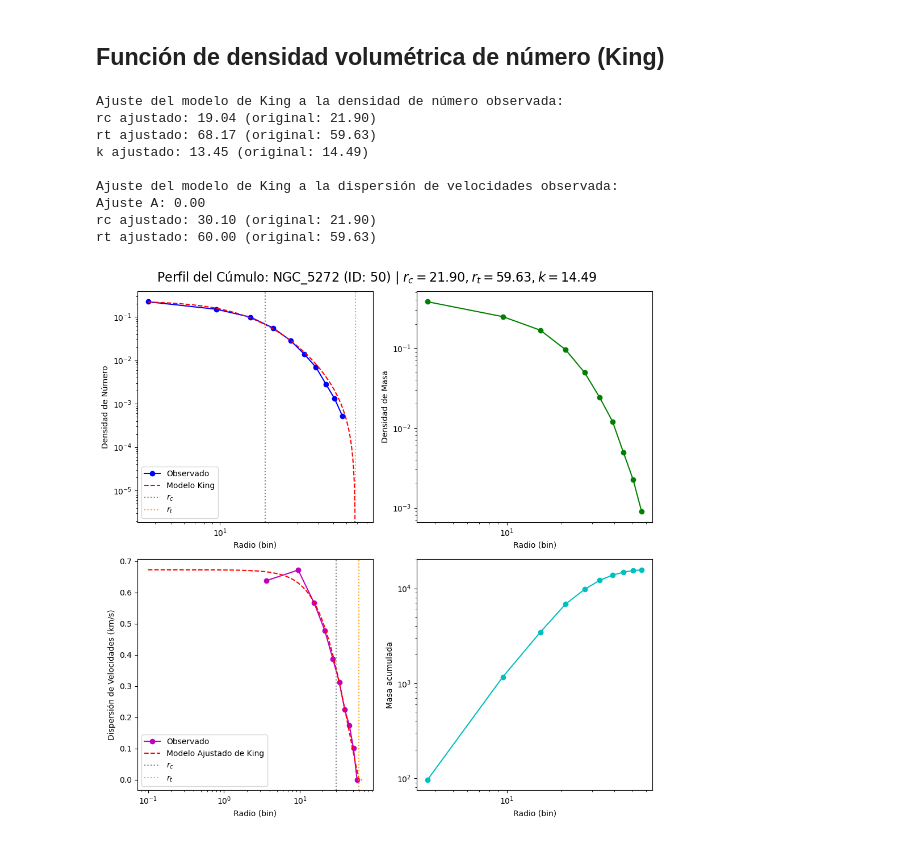
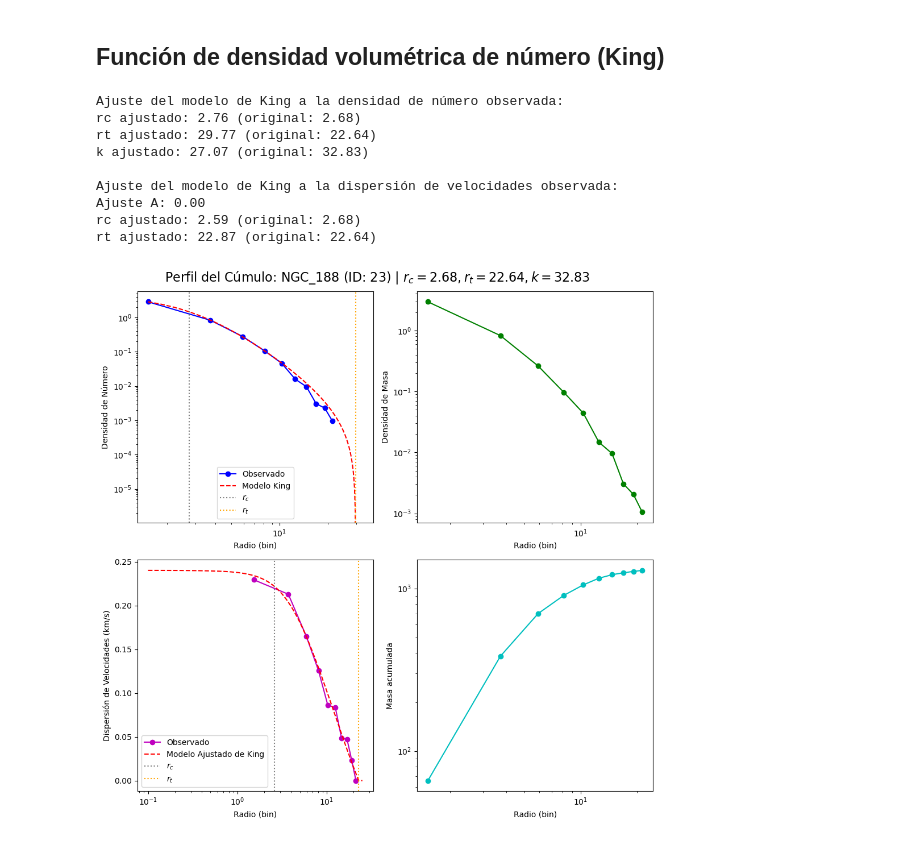
Before and after one commit to bejacore/calculos-tesis, a Jupyter notebook: notebooks/10-observar-perfiles-radiales.ipynb, the cells around one changed output. Drawn from its saved outputs; the diff is of its cells as text; code cells hidden in the pictures.

```diff
--- a/notebooks/10-observar-perfiles-radiales.ipynb
+++ b/notebooks/10-observar-perfiles-radiales.ipynb
@@ -86,7 +86,7 @@ def modelo_sigma2(r_bins, A, rc, rt):
 
     return interpolador(r_bins)
 # %%
-def plot_cluster(cluster_id):
+def plot_cluster_3d(cluster_id):
     # Extraer parámetros del cúmulo desde el archivo general
     datos_cumulo = df_global.loc[cluster_id]
     rc = datos_cumulo['rc']
@@ -95,7 +95,7 @@ def plot_cluster(cluster_id):
     nombre = datos_cumulo['nombre']
 
     # Cargar los datos específicos de los bins del cúmulo
-    file_path = f'./../data/processed/perfiles_radiales/cluster_{cluster_id}.csv'
+    file_path = f'./../data/processed/perfiles_radiales/3d/cluster_{cluster_id}.csv'
 
     df_bins = pd.read_csv(file_path)
     r = df_bins['r_bin']
@@ -176,15 +176,15 @@ def plot_cluster(cluster_id):
     plt.tight_layout()
     plt.show()
 # %%
-plot_cluster(50)
+plot_cluster_3d(23)
 # %% [output]
 Ajuste del modelo de King a la densidad de número observada:
-rc ajustado: 19.04 (original: 21.90)
-rt ajustado: 68.17 (original: 59.63)
-k ajustado: 13.45 (original: 14.49)
+rc ajustado: 2.76 (original: 2.68)
+rt ajustado: 29.77 (original: 22.64)
+k ajustado: 27.07 (original: 32.83)
 
 Ajuste del modelo de King a la dispersión de velocidades observada:
 Ajuste A: 0.00
-rc ajustado: 30.10 (original: 21.90)
-rt ajustado: 60.00 (original: 59.63)
+rc ajustado: 2.59 (original: 2.68)
+rt ajustado: 22.87 (original: 22.64)
-[figure, old version]
+[figure, new version]
```
Also changed, not shown: parts of 2 cells of this notebook.
